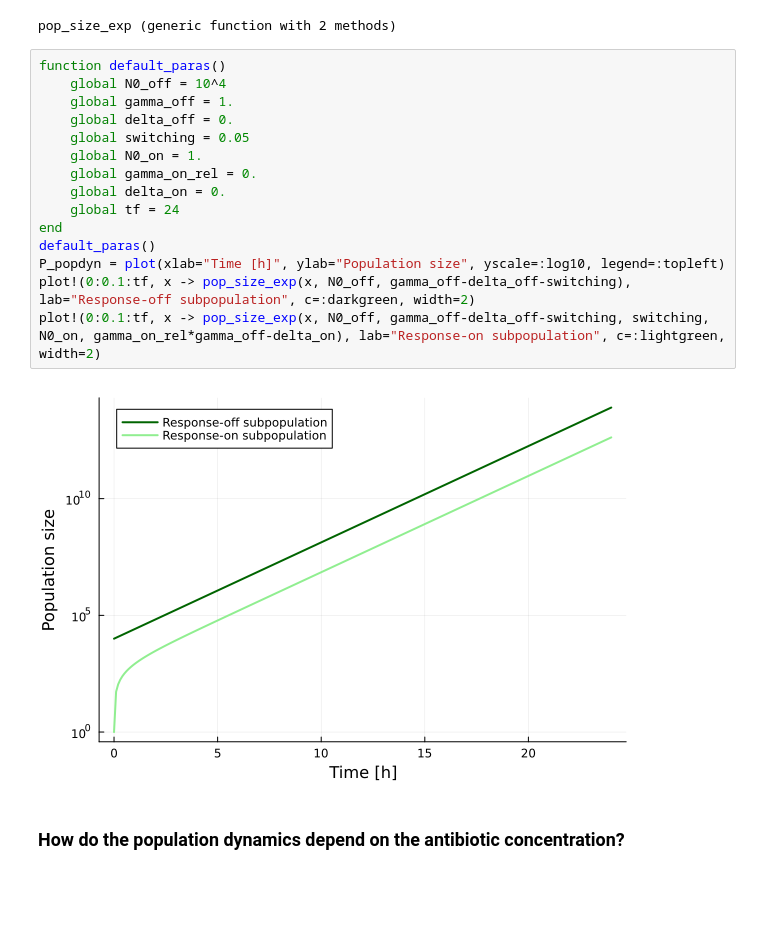
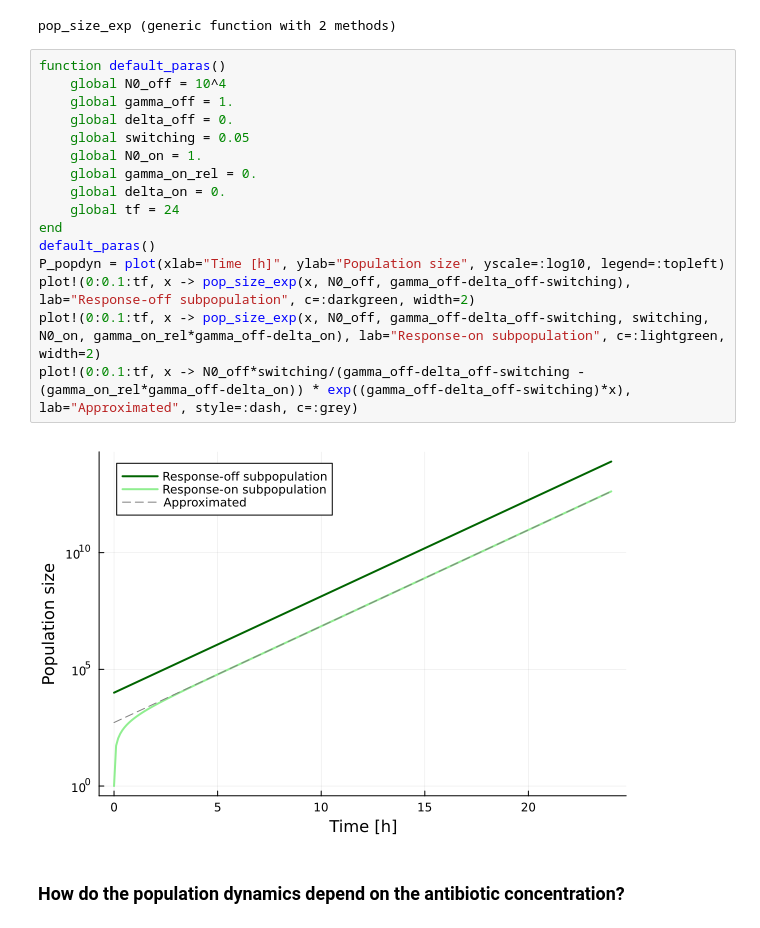
Before and after one commit to LucyL-J/estimu, a Jupyter notebook: dose-dependence.ipynb, the cells around one changed output. Drawn from its saved outputs; the diff is of its cells as text; blank space fills up the shorter version.

```diff
--- a/dose-dependence.ipynb
+++ b/dose-dependence.ipynb
@@ -54,20 +54,21 @@ pop_size_exp (generic function with 2 methods)
 # %%
 function default_paras()
     global N0_off = 10^4
     global gamma_off = 1.
     global delta_off = 0.
     global switching = 0.05
     global N0_on = 1.
     global gamma_on_rel = 0.
     global delta_on = 0.
     global tf = 24
 end
 default_paras()
 P_popdyn = plot(xlab="Time [h]", ylab="Population size", yscale=:log10, legend=:topleft)
 plot!(0:0.1:tf, x -> pop_size_exp(x, N0_off, gamma_off-delta_off-switching), lab="Response-off subpopulation", c=:darkgreen, width=2)
 plot!(0:0.1:tf, x -> pop_size_exp(x, N0_off, gamma_off-delta_off-switching, switching, N0_on, gamma_on_rel*gamma_off-delta_on), lab="Response-on subpopulation", c=:lightgreen, width=2)
+plot!(0:0.1:tf, x -> N0_off*switching/(gamma_off-delta_off-switching - (gamma_on_rel*gamma_off-delta_on)) * exp((gamma_off-delta_off-switching)*x), lab="Approximated", style=:dash, c=:grey)
 # %% [output]
-[figure, old version]
+[figure, new version]
 # %% [markdown]
 ### How do the population dynamics depend on the antibiotic concentration?
 # %%
```
Also changed, not shown: parts of 20 cells of this notebook.
